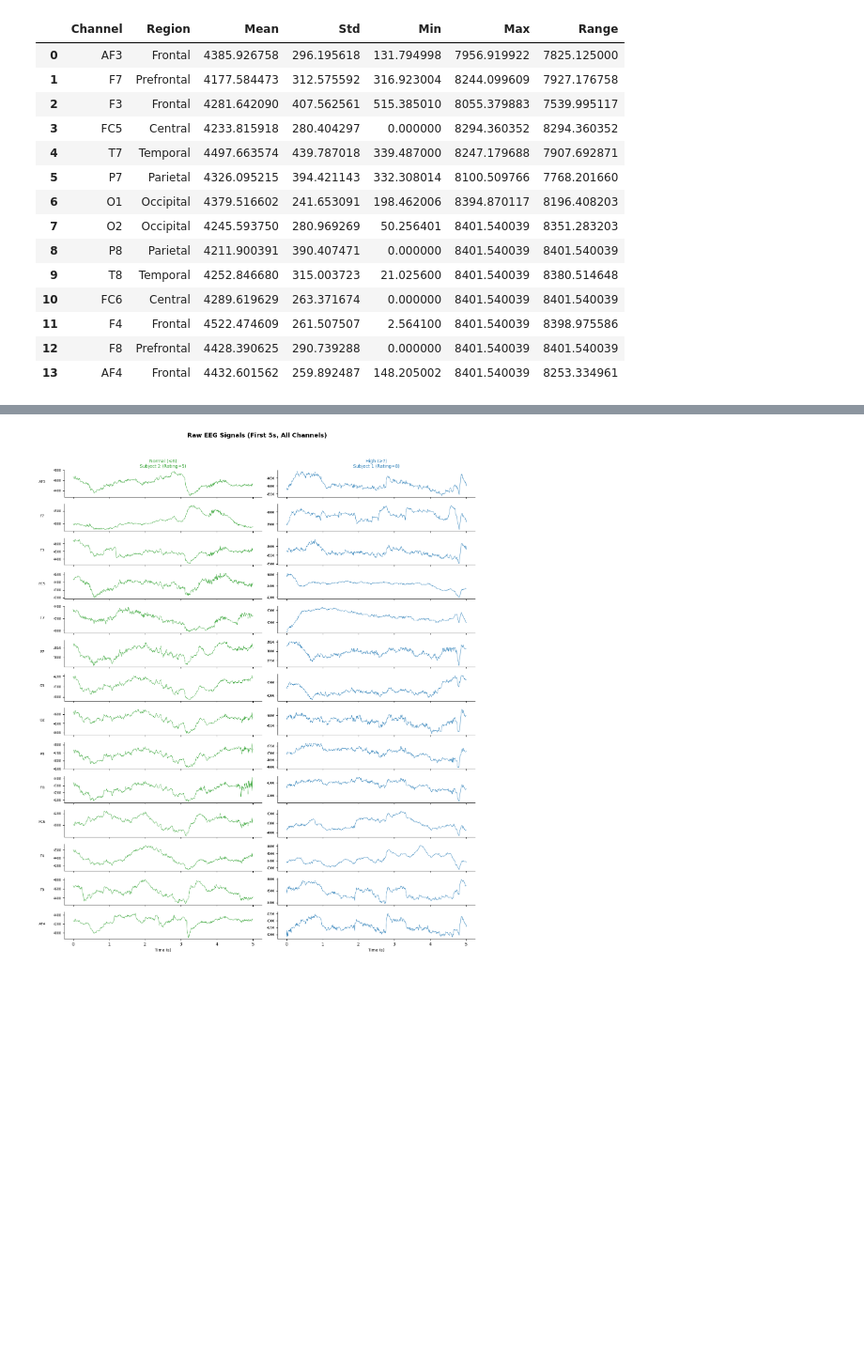
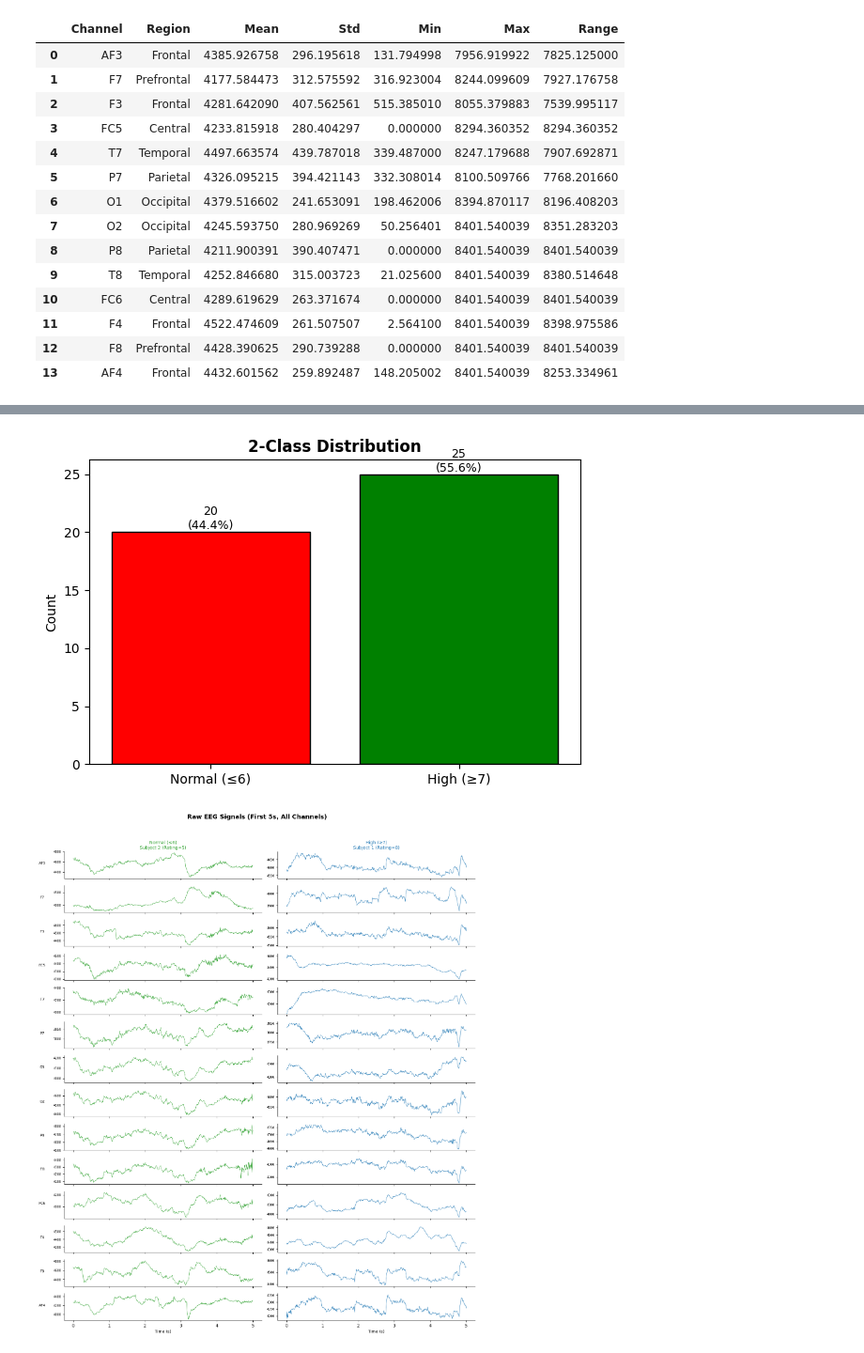
Before and after one commit to UdayKiran112/lstm-cnn-eeg-classifier, a Jupyter notebook: visual_learners_detection.ipynb, the cells around one changed output, grey strips where cells are left out. Shown at 94% size. Drawn from its saved outputs; the diff is of its cells as text; code cells hidden in the pictures; blank space fills up the shorter version.

```diff
--- a/visual_learners_detection.ipynb
+++ b/visual_learners_detection.ipynb
@@ -384,3 +297,34 @@ plt.show()
+# %%
+# PLotting class distibution
+plt.figure(figsize=(6,4))
+
+labels = ['Normal (≤6)', 'High (≥7)']
+counts2 = [
+    np.sum(labels2 == 0),
+    np.sum(labels2 == 1)
+]
+
+bars2 = plt.bar(labels, counts2,
+                color=['red', 'green'],
+                edgecolor='black')
+
+# count + percentage labels
+total = len(labels2)
+for bar, c in zip(bars2, counts2):
+    pct = (c / total) * 100
+    plt.text(bar.get_x() + bar.get_width()/2, c,
+             f'{c}\n({pct:.1f}%)',
+             ha='center', va='bottom', fontsize=9)
+
+plt.ylabel('Count')
+plt.title('2-Class Distribution', fontweight='bold')
+
+plt.tight_layout()
+plt.savefig('images/class_distribution.png', dpi=150)
+
+plt.show()
+# %% [output]
+[figure, added]
 # %%
 show_sec  = 5
 show_samp = show_sec * frequency
```
Also changed, not shown: parts of 6 cells of this notebook, 3 other files.
